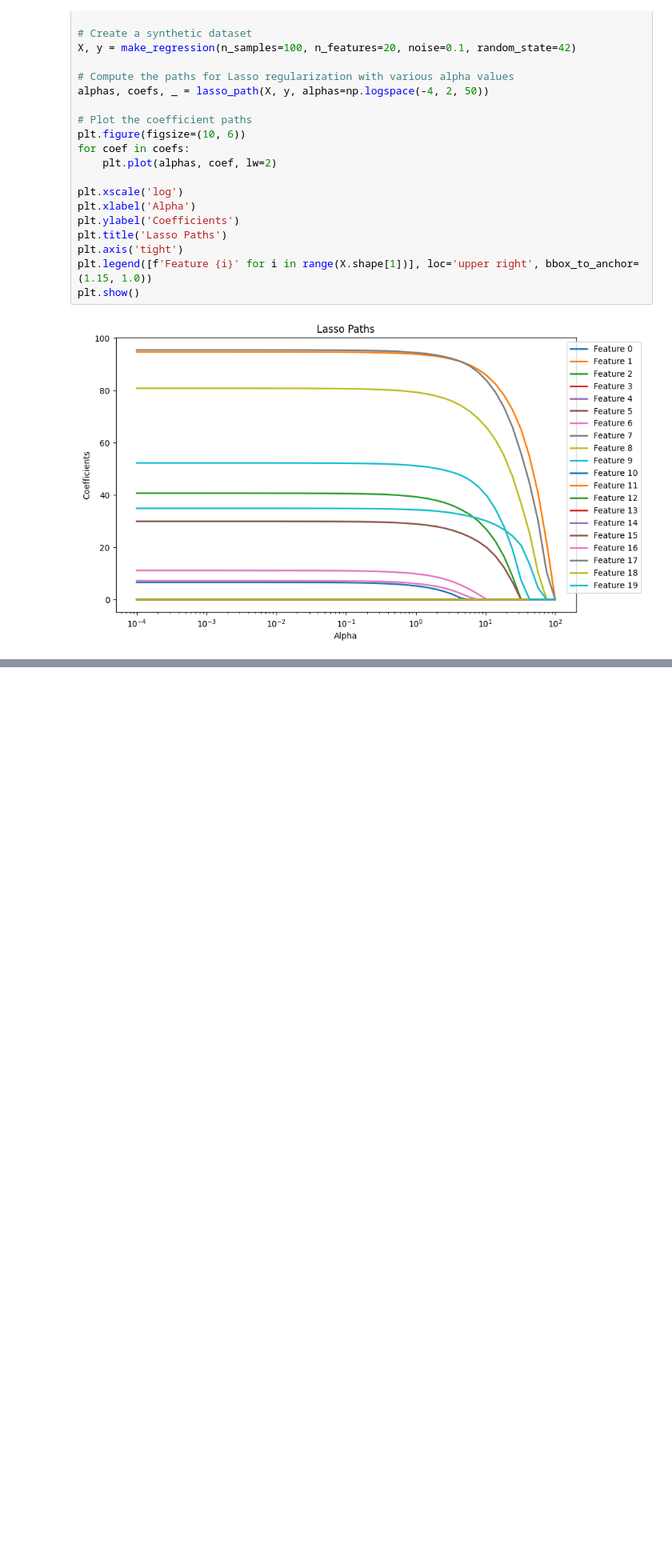
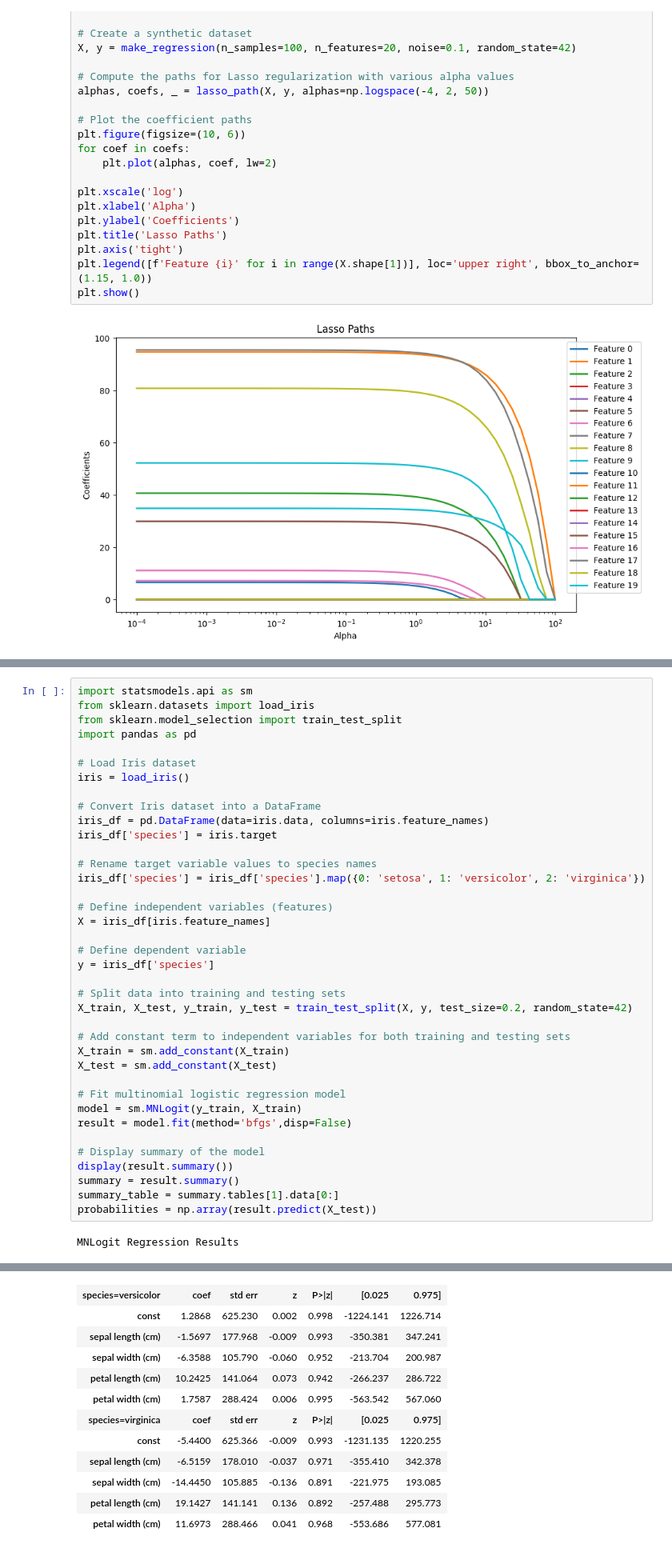
Before and after one commit to Versus-91/aitoolkit, a Jupyter notebook: test.ipynb, the cells around one changed output, grey strips where cells are left out. Shown at 80% size. Drawn from its saved outputs; the diff is of its cells as text; blank space fills up the shorter version.

```diff
--- a/test.ipynb
+++ b/test.ipynb
@@ -1352,0 +1458,40 @@ array([[ 1.20012561, -0.84282004],
+# %%
+import statsmodels.api as sm
+from sklearn.datasets import load_iris
+from sklearn.model_selection import train_test_split
+import pandas as pd
+
+# Load Iris dataset
+iris = load_iris()
+
+# Convert Iris dataset into a DataFrame
+iris_df = pd.DataFrame(data=iris.data, columns=iris.feature_names)
+iris_df['species'] = iris.target
+
+# Rename target variable values to species names
+iris_df['species'] = iris_df['species'].map({0: 'setosa', 1: 'versicolor', 2: 'virginica'})
+
+# Define independent variables (features)
+X = iris_df[iris.feature_names]
+
+# Define dependent variable
+y = iris_df['species']
+
+# Split data into training and testing sets
+X_train, X_test, y_train, y_test = train_test_split(X, y, test_size=0.2, random_state=42)
+
+# Add constant term to independent variables for both training and testing sets
+X_train = sm.add_constant(X_train)
+X_test = sm.add_constant(X_test)
+
+# Fit multinomial logistic regression model
+model = sm.MNLogit(y_train, X_train)
+result = model.fit(method='bfgs',disp=False)
+
+# Display summary of the model
+display(result.summary())
+summary = result.summary()
+summary_table = summary.tables[1].data[0:]
+probabilities = np.array(result.predict(X_test))
+# %% [output]
+MNLogit Regression Results
@@ -1352,0 +1505,12 @@ array([[ 1.20012561, -0.84282004],
+| species=versicolor | coef | std err | z | P>|z| | [0.025 | 0.975] |
+| const | 1.2868 | 625.230 | 0.002 | 0.998 | -1224.141 | 1226.714 |
+| sepal length (cm) | -1.5697 | 177.968 | -0.009 | 0.993 | -350.381 | 347.241 |
+| sepal width (cm) | -6.3588 | 105.790 | -0.060 | 0.952 | -213.704 | 200.987 |
+| petal length (cm) | 10.2425 | 141.064 | 0.073 | 0.942 | -266.237 | 286.722 |
+| petal width (cm) | 1.7587 | 288.424 | 0.006 | 0.995 | -563.542 | 567.060 |
+| species=virginica | coef | std err | z | P>|z| | [0.025 | 0.975] |
+| const | -5.4400 | 625.366 | -0.009 | 0.993 | -1231.135 | 1220.255 |
+| sepal length (cm) | -6.5159 | 178.010 | -0.037 | 0.971 | -355.410 | 342.378 |
+| sepal width (cm) | -14.4450 | 105.885 | -0.136 | 0.891 | -221.975 | 193.085 |
+| petal length (cm) | 19.1427 | 141.141 | 0.136 | 0.892 | -257.488 | 295.773 |
+| petal width (cm) | 11.6973 | 288.466 | 0.041 | 0.968 | -553.686 | 577.081 |
```
Also changed, not shown: parts of 4 cells of this notebook, 2 other files.
